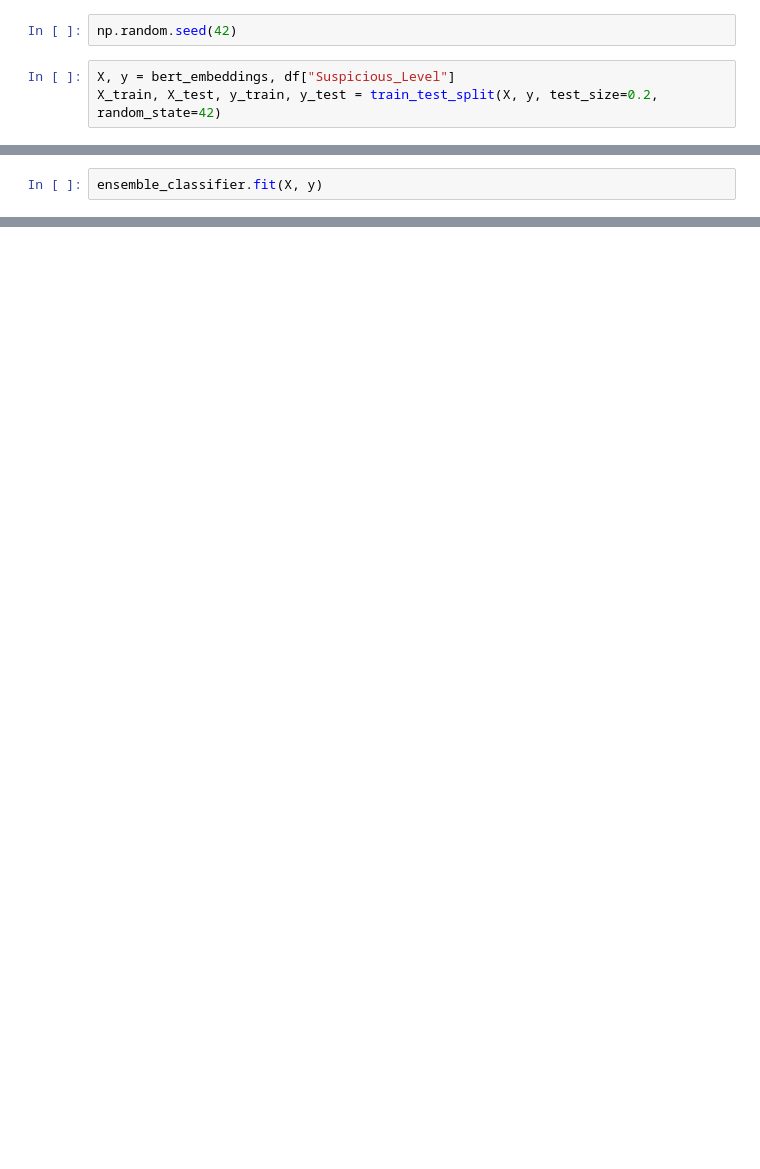
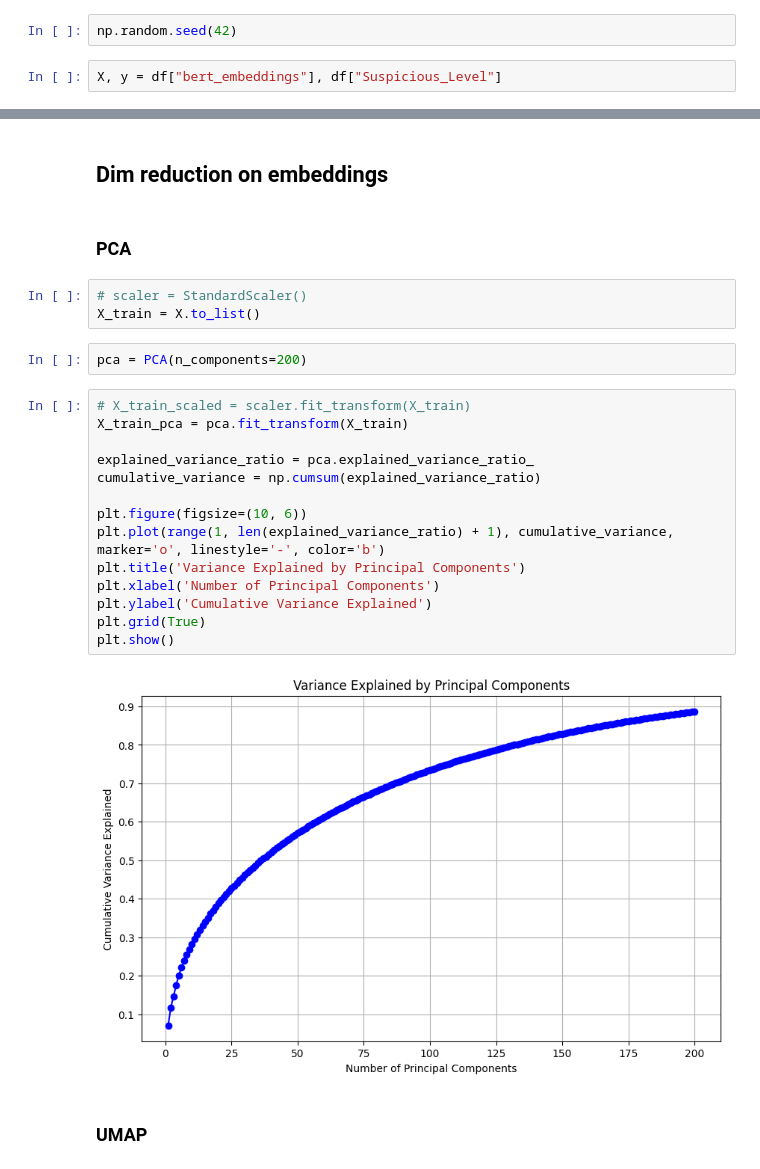
Before and after one commit to bohdanhlovatskyi/disinformation_detection, a Jupyter notebook: SKLearnTime.ipynb, the cells around one changed output, grey strips where cells are left out. Drawn from its saved outputs; the diff is of its cells as text; blank space fills up the shorter version.

```diff
--- a/SKLearnTime.ipynb
+++ b/SKLearnTime.ipynb
@@ -53,5 +158,4 @@ df.head()
 # %%
 np.random.seed(42)
 # %%
-X, y = bert_embeddings, df["Suspicious_Level"]
-X_train, X_test, y_train, y_test = train_test_split(X, y, test_size=0.2, random_state=42)
+X, y = df["bert_embeddings"], df["Suspicious_Level"]
@@ -153,2 +161,0 @@ xgb_classifier.set_params(**best_params_xgb)
-# %%
-ensemble_classifier.fit(X, y)
@@ -154,0 +179,27 @@ ensemble_classifier.fit(X, y)
+# %% [markdown]
+## Dim reduction on embeddings
+# %% [markdown]
+### PCA
+# %%
+# scaler = StandardScaler()
+X_train = X.to_list()
+# %%
+pca = PCA(n_components=200)
+# %%
+# X_train_scaled = scaler.fit_transform(X_train)
+X_train_pca = pca.fit_transform(X_train)
+
+explained_variance_ratio = pca.explained_variance_ratio_
+cumulative_variance = np.cumsum(explained_variance_ratio)
+
+plt.figure(figsize=(10, 6))
+plt.plot(range(1, len(explained_variance_ratio) + 1), cumulative_variance, marker='o', linestyle='-', color='b')
+plt.title('Variance Explained by Principal Components')
+plt.xlabel('Number of Principal Components')
+plt.ylabel('Cumulative Variance Explained')
+plt.grid(True)
+plt.show()
+# %% [output]
+[figure, added]
+# %% [markdown]
+### UMAP
```
Also changed, not shown: parts of 60 cells of this notebook, 7 other files.
